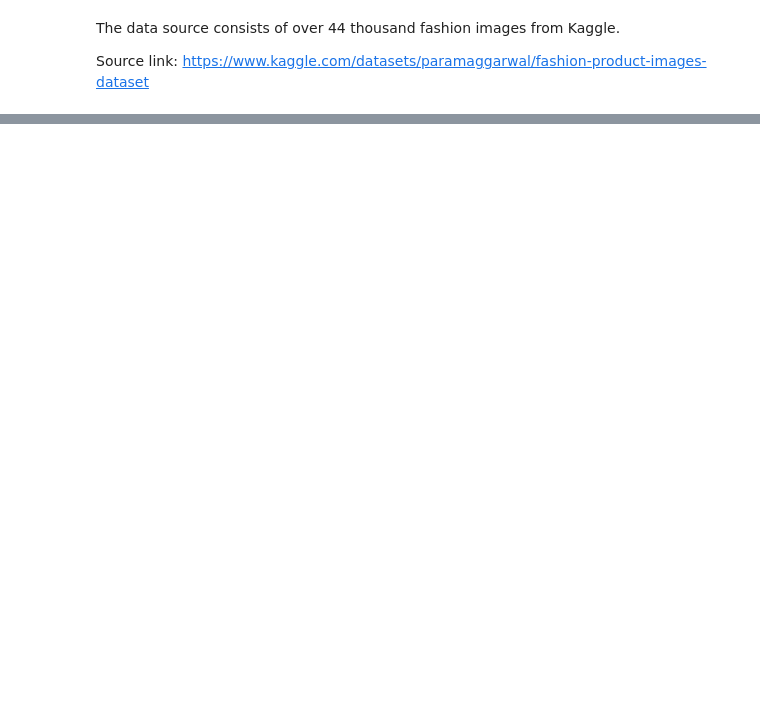
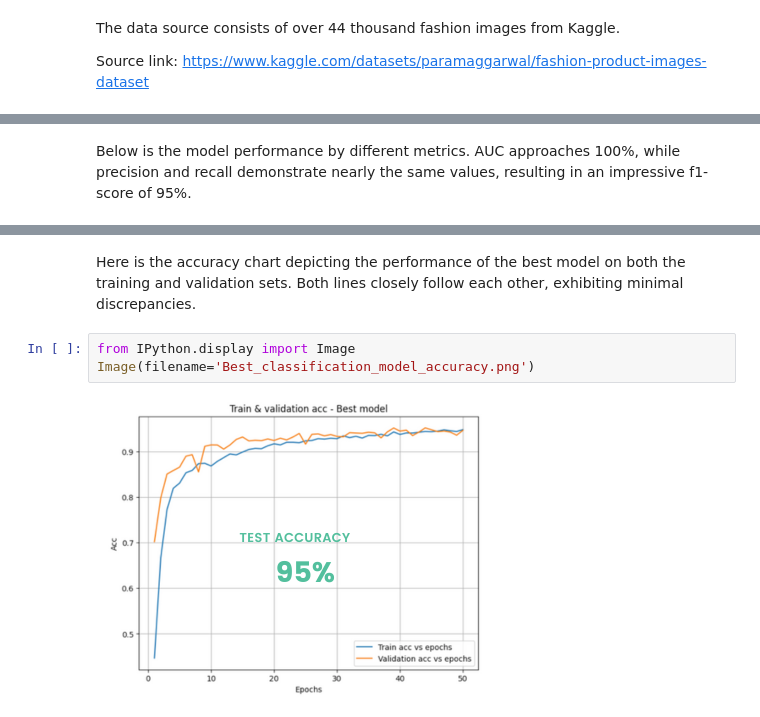
Before and after one commit to thao-phan23/Proposal_for_image_search_feature_for_NITA_fashion_ecommerce_company, a Jupyter notebook: 7. Phase_5_Project_Model_Evaluation.ipynb, the cells around one changed output, grey strips where cells are left out. Drawn from its saved outputs; the diff is of its cells as text; blank space fills up the shorter version.

```diff
--- a/7. Phase_5_Project_Model_Evaluation.ipynb
+++ b/7. Phase_5_Project_Model_Evaluation.ipynb
@@ -70,6 +23,15 @@ The best classification model is best CNN model with the result below.
+# %% [markdown]
+Below is the model performance by different metrics. AUC approaches 100%, while precision and recall demonstrate nearly the same values, resulting in an impressive f1-score of 95%.
 # %%
 best_classification_model_f1score_table = pd.read_csv('best_cnn_f1score_table.csv')
 best_classification_model_f1score_table
 # %% [output]
 |  | Unnamed: 0 | Model Name | Accuracy_All | AUC_All | Precision_All | Recall_All | F1_score_All | Tshirts | ... |
 | 0 | 2 | 2ndmodel + data aug | 0.947 | 0.998 | 0.948 | 0.947 | 0.947 | 0.98 | ... |
+# %% [markdown]
+Here is the accuracy chart depicting the performance of the best model on both the training and validation sets. Both lines closely follow each other, exhibiting minimal discrepancies.
+# %%
+from IPython.display import Image
+Image(filename='Best_classification_model_accuracy.png')
+# %% [output]
+[figure, added]
```
Also changed, not shown: parts of 23 cells of this notebook, 8 other files.
